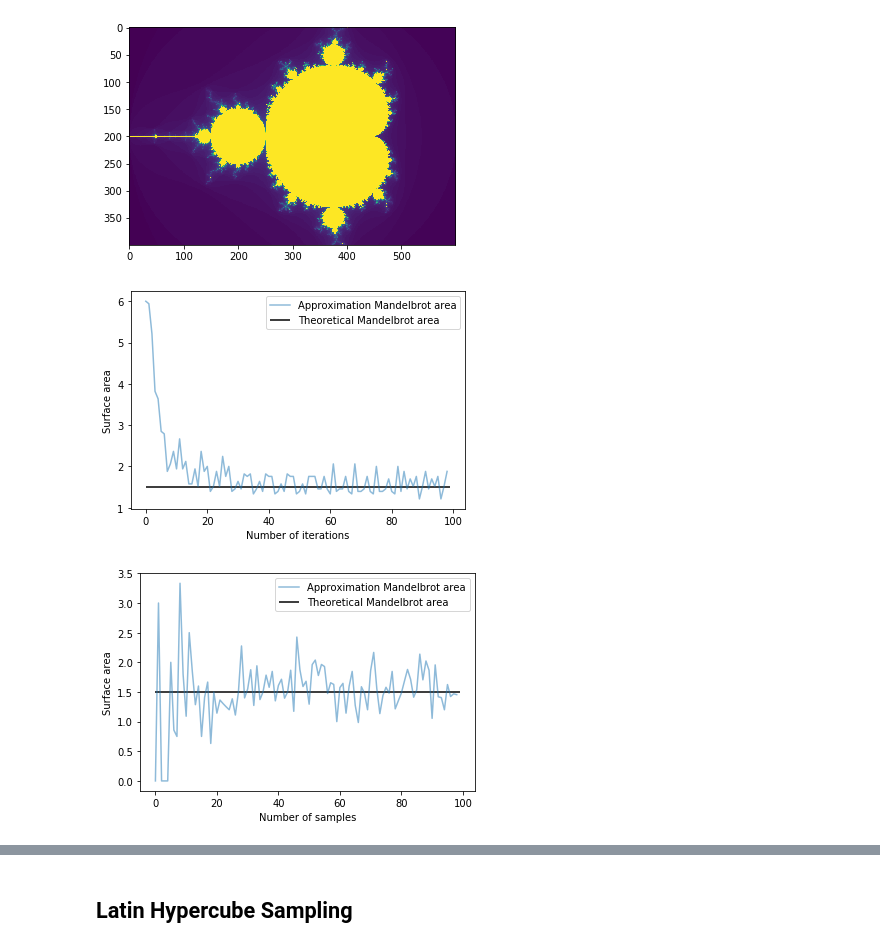
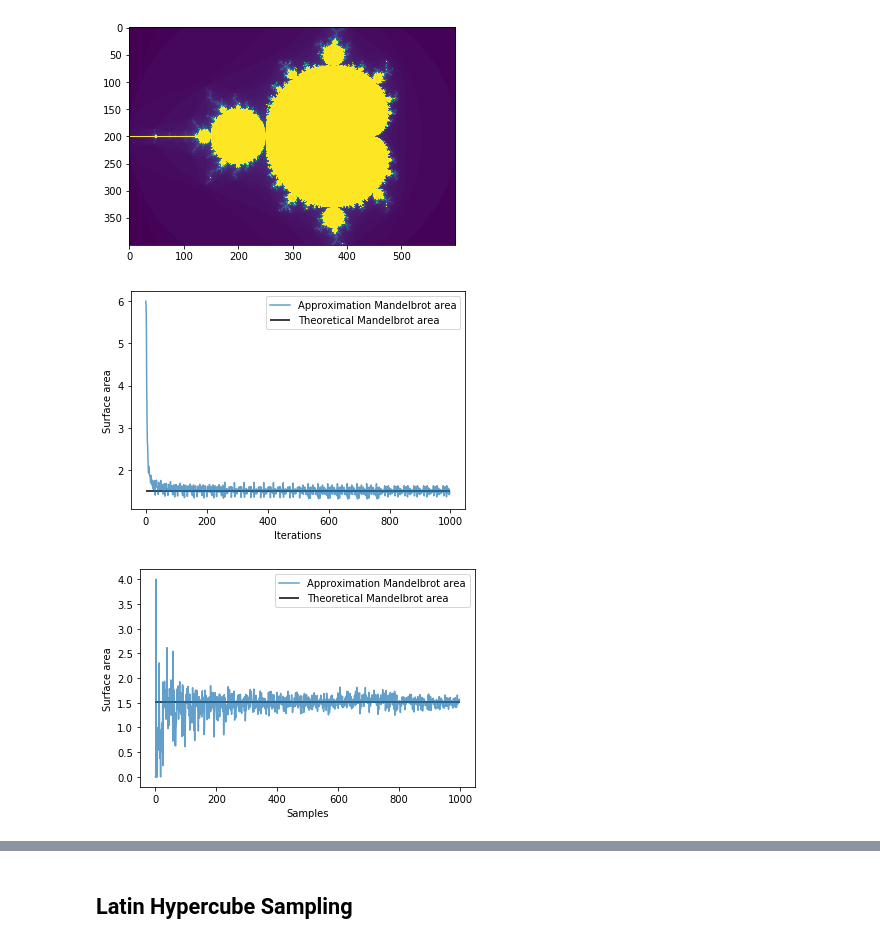
Before and after one commit to jurrew27/stochastic-simulation, a Jupyter notebook: Mandelbrot integration.ipynb, the cells around one changed output, grey strips where cells are left out. Cells and saved outputs as stored; diff of their text form; code cells hidden in the pictures.

```diff
--- a/Mandelbrot integration.ipynb
+++ b/Mandelbrot integration.ipynb
@@ -45,29 +45,32 @@ def monte_carlo_integration(i, s):
     n = np.vectorize(mandelbrot)(samples.view(dtype=np.complex128), i)
     return (n == i).sum() / s * (RE_END - RE_START) * (IM_END - IM_START)
 # %%
-samples = list(range(1,100))
-areas = []
-iterations = list(range(1,100))
+samples = list(range(1,1000))
+iterations = list(range(1,1000))
 
 pool = mp.Pool(mp.cpu_count())
 
 areas = list(pool.starmap(monte_carlo_integration, zip(iterations, [samples[-1]]*len(iterations))))
-plt.plot(areas, label = "Approximation Mandelbrot area", alpha = 0.5)
+plt.plot(areas, label = "Approximation Mandelbrot area", alpha = 0.7)
 plt.hlines(1.506484, 0, iterations[-1], label = "Theoretical Mandelbrot area")
-plt.xlabel("Number of iterations")
+plt.xlabel("Iterations")
 plt.ylabel("Surface area")
 plt.legend()
+# plt.savefig("Convergence_iterations.png", dpi=500)
 plt.show()
+plt.clf()
 
 areas = list(pool.starmap(monte_carlo_integration, zip([iterations[-1]]*len(samples), samples)))
-plt.plot(areas, label = "Approximation Mandelbrot area", alpha = 0.5)
+plt.plot(areas, label = "Approximation Mandelbrot area", alpha = 0.7)
 plt.hlines(1.506484, 0, samples[-1], label = "Theoretical Mandelbrot area")
-plt.xlabel("Number of samples")
+plt.xlabel("Samples")
 plt.ylabel("Surface area")
+# plt.savefig("Convergence_samples", dpi=500)
 plt.legend()
 plt.show()
+plt.clf()
 
 pool.close()
 # %% [output]
-[figure, old version]
+[figure, new version]
-[figure, old version]
+[figure, new version]
```
Also changed, not shown: parts of 3 cells of this notebook, 1 other file.
